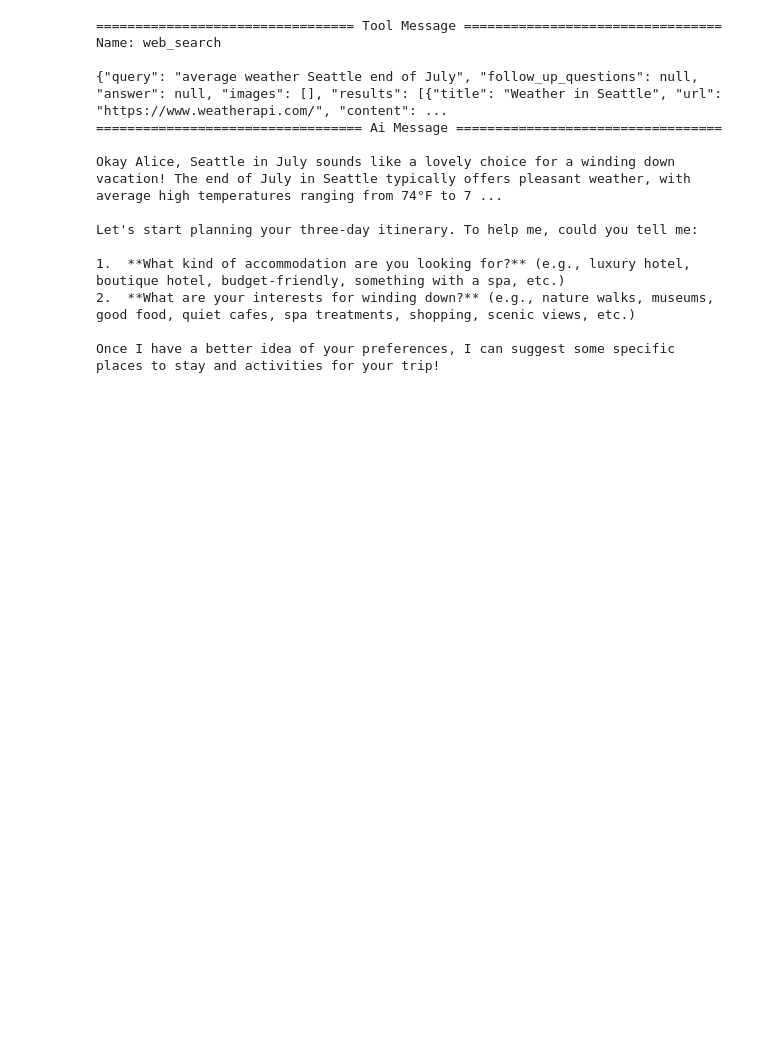
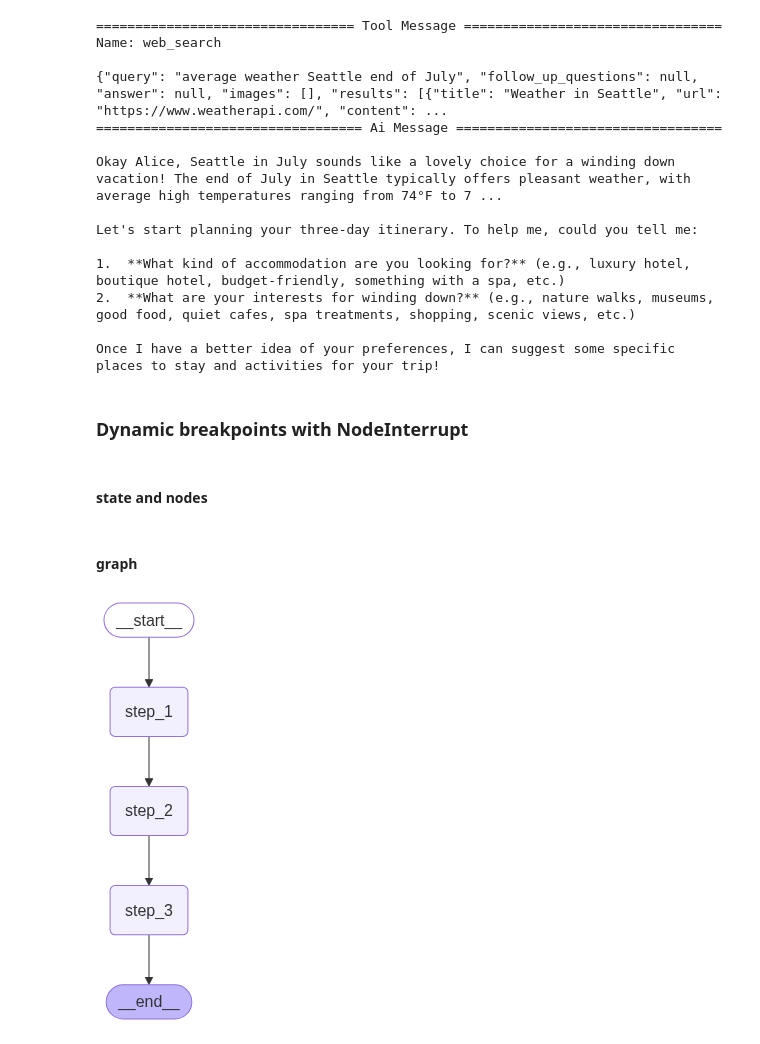
Before and after one commit to balaji-senthil/langgraph, a Jupyter notebook: cookbook/human-in-the-loop/agent with HITL.ipynb, the cells around one changed output. Drawn from its saved outputs; the diff is of its cells as text; code cells hidden in the pictures; blank space fills up the shorter version.

Commit message:
dynamic breakpoints

```diff
--- a/cookbook/human-in-the-loop/agent with HITL.ipynb
+++ b/cookbook/human-in-the-loop/agent with HITL.ipynb
@@ -346,3 +346,48 @@ Let's start planning your three-day itinerary. To help me, could you tell me:
 2.  **What are your interests for winding down?** (e.g., nature walks, museums, good food, quiet cafes, spa treatments, shopping, scenic views, etc.)
 
 Once I have a better idea of your preferences, I can suggest some specific places to stay and activities for your trip!
+# %% [markdown]
+### Dynamic breakpoints with NodeInterrupt
+# %% [markdown]
+#### state and nodes
+# %%
+from langgraph.errors import NodeInterrupt
+
+class EmailState(TypedDict):
+    email: str
+
+def step_1(state: EmailState) -> EmailState:
+    print("---Step 1---")
+    return state
+
+def step_2(state: EmailState) -> EmailState:
+    if '@' not in state['email']:
+        raise NodeInterrupt(f"Received input that is not a valid email: {state['email']}")
+
+    print("---Step 2---")
+    return state
+
+def step_3(state: EmailState) -> EmailState:
+    print("---Step 3---")
+    return state
+# %% [markdown]
+#### graph
+# %%
+from langgraph.graph import END
+
+builder = StateGraph(EmailState)
+builder.add_node("step_1", step_1)
+builder.add_node("step_2", step_2)
+builder.add_node("step_3", step_3)
+builder.add_edge(START, "step_1")
+builder.add_edge("step_1", "step_2")
+builder.add_edge("step_2", "step_3")
+builder.add_edge("step_3", END)
+
+memory = MemorySaver()
+
+graph = builder.compile(checkpointer=memory)
+
+display(Image(graph.get_graph().draw_mermaid_png()))
+# %% [output]
+[figure, added]
```
Also changed, not shown: parts of 8 cells of this notebook.
